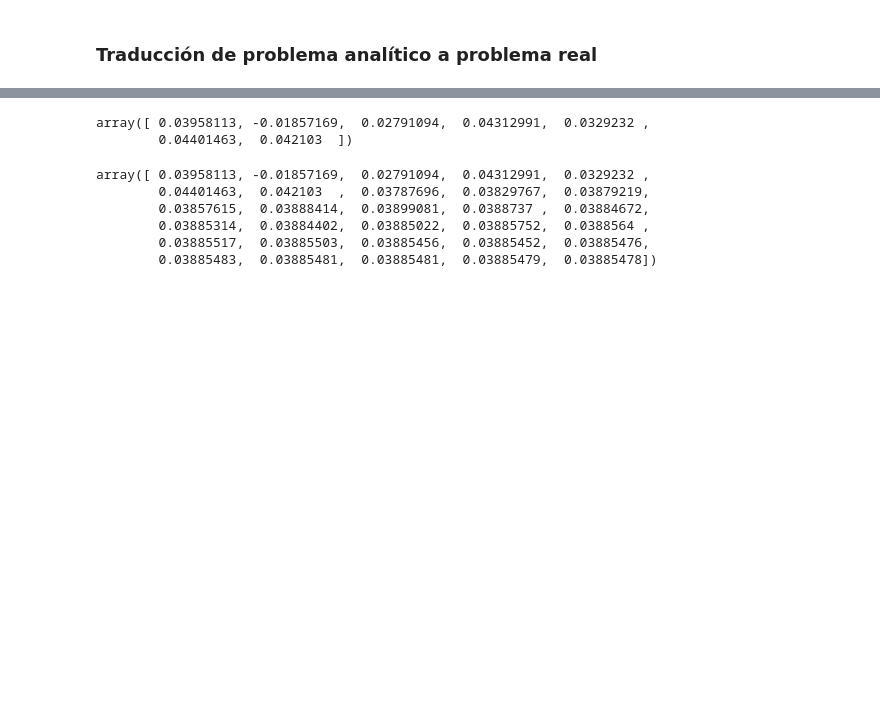
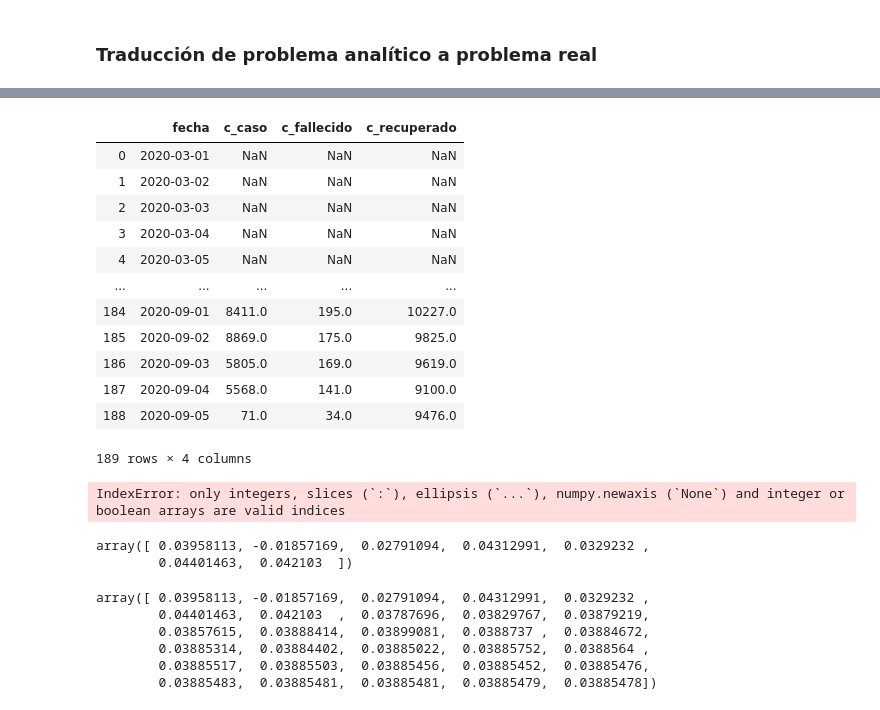
Before and after one commit to AP-2020-1S/covid-19-analiticapedictiva_ajsg, a Jupyter notebook: Entrega Analitica Predictiva.ipynb, the cells around one changed output, grey strips where cells are left out. Saved outputs shown, nothing was run; the diff lists cells and outputs as text; code cells hidden in the pictures; blank space fills up the shorter version.

```diff
--- a/Entrega Analitica Predictiva.ipynb
+++ b/Entrega Analitica Predictiva.ipynb
@@ -376,3 +397,23 @@ response_col
+# %%
+df_full
+# %% [output]
+|  | fecha | c_caso | c_fallecido | c_recuperado |
+| 0 | 2020-03-01 | NaN | NaN | NaN |
+| 1 | 2020-03-02 | NaN | NaN | NaN |
+| 2 | 2020-03-03 | NaN | NaN | NaN |
+| 3 | 2020-03-04 | NaN | NaN | NaN |
+| 4 | 2020-03-05 | NaN | NaN | NaN |
+| ... | ... | ... | ... | ... |
+| 184 | 2020-09-01 | 8411.0 | 195.0 | 10227.0 |
+| 185 | 2020-09-02 | 8869.0 | 175.0 | 9825.0 |
+| 186 | 2020-09-03 | 5805.0 | 169.0 | 9619.0 |
+| 187 | 2020-09-04 | 5568.0 | 141.0 | 9100.0 |
+| 188 | 2020-09-05 | 71.0 | 34.0 | 9476.0 |
+189 rows × 4 columns
+# %%
+translate_prediction(last_real_val_casos_col, response_col['pronostico_corto_casos']['pronostico_corto_casos'])
+# %% [output]
+IndexError: only integers, slices (`:`), ellipsis (`...`), numpy.newaxis (`None`) and integer or boolean arrays are valid indices
 # %%
 df_entrenamiento = df_full[['fecha', 'casos_diff']].iloc[:int(round((len(df_full) * 0.8) - 1, 0))]
 test = df_entrenamiento.set_index('fecha')
```
Also changed, not shown: parts of 15 cells of this notebook.
